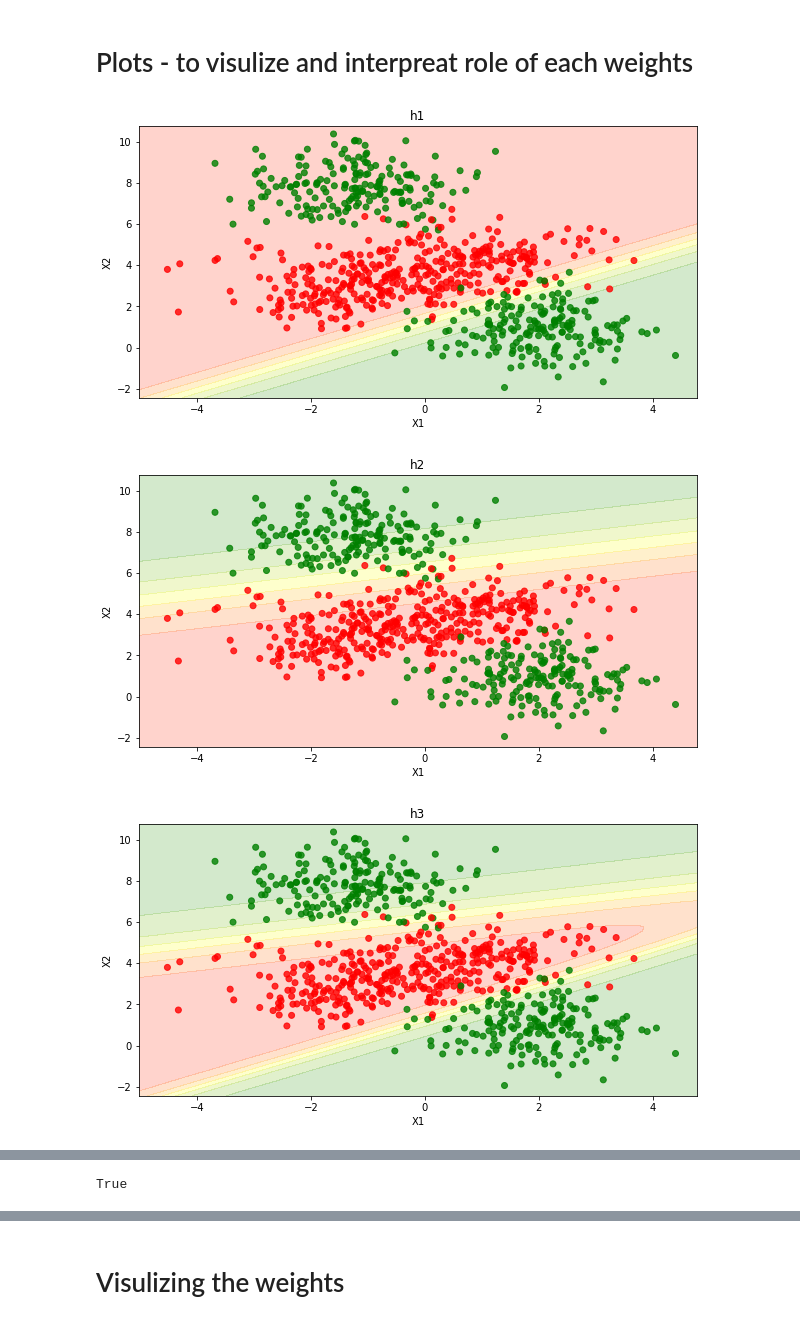
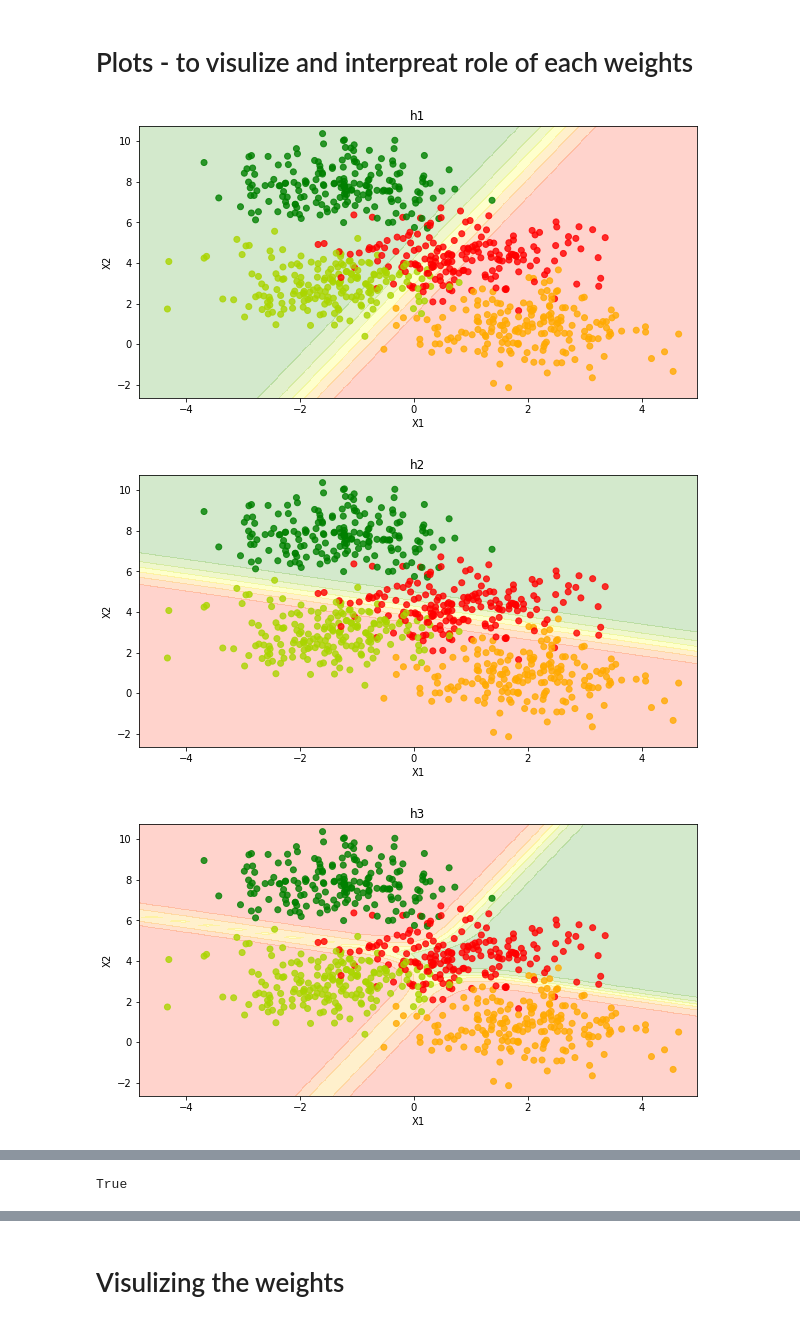
Before and after one commit to pragneshrana/DeepLearning, a Jupyter notebook: TrainingFeedForwardNN/ScalarBackPropogationMultiClassOPTIMIZED.ipynb, the cells around one changed output, grey strips where cells are left out. Saved outputs shown, nothing was run; the diff lists cells and outputs as text; code cells hidden in the pictures.

```diff
--- a/TrainingFeedForwardNN/ScalarBackPropogationMultiClassOPTIMIZED.ipynb
+++ b/TrainingFeedForwardNN/ScalarBackPropogationMultiClassOPTIMIZED.ipynb
@@ -93,6 +290,7 @@ SyntaxError: ignored
 # %%
-X_train, X_val, Y_train, Y_val = train_test_split(data, labels_orig, stratify=labels_orig, random_state=0)
-print(X_train.shape, X_val.shape, labels_orig.shape)
+weight_matrices = []
+X_train, X_val, Y_train, Y_val = train_test_split(data, labels, stratify=labels, random_state=0)
+print(X_train.shape, X_val.shape, labels.shape)
 # %% [output]
 (750, 2) (250, 2) (1000,)
 # %%
@@ -104,7 +302,7 @@ print(y_OH_train.shape, y_OH_val.shape)
 # %% [output]
 (750, 4) (250, 4)
 # %%
-ffsn_multi = FFSN_MultiClass(2,4,[2,3])
+ffsn_multi = FFSN_MultiClass()
 ffsn_multi.fit(X_train,y_OH_train,epochs=2000,learning_rate=.005,display_loss=True)
 # %% [output]
 Please use `tqdm.notebook.tqdm` instead of `tqdm.tqdm_notebook`
@@ -142,35 +333,35 @@ plt.show()
 def make_meshgrid(x,y,h=0.2):
   x_min, x_max = x.min() - 0.5, x.max()+0.5
   y_min, y_max = y.min() - 0.5, y.max()+0.5
   xx, yy = np.meshgrid(np.arange(x_min,x_max,h),
                        np.arange(y_min,y_max,h))
   return xx,yy
 
 def plot_contours(ax,predict,xx,yy,**params):
   Z = predict(np.c_[xx.ravel(),yy.ravel()])
   Z = Z.reshape(xx.shape)
   out = ax.contourf(xx,yy,Z,**params)
   return out
 
 def plot_boundary():
   xx, yy = make_meshgrid(X_train[:,0],X_train[:,1])
-  predict_function = [ffn.predict_h1,ffn.predict_h2,ffn.predict_h3]
+  predict_function = [ffsn_multi.predict_h1,ffsn_multi.predict_h2,ffsn_multi.predict_h3,ffsn_multi.predict_h4,ffsn_multi.predict_h5,ffsn_multi.predict_h6]
 
-  for i in range(3):
+  for i in range(len(predict_function)):
     fig , ax = plt.subplots(figsize=(10,5))
     plot_contours(ax, predict_function[i],xx,yy,cmap=my_cmap, alpha=0.2)
     ax.scatter(X_train[:,0],X_train[:,1],c=Y_train,cmap=my_cmap,alpha=0.8)
     ax.set_xlim(xx.min(),xx.max())
     ax.set_ylim(yy.min(),yy.max())
     ax.set_xlabel('X1')
     ax.set_ylabel('X2')
     ax.set_title('h'+str(i+1))
     plt.show()
 
   return True
 
 plot_boundary()
 # %% [output]
-[figure, old version]
+[figure, new version]
-[figure, old version]
+[figure, new version]
-[figure, old version]
+[figure, new version]
```
Also changed, not shown: parts of 12 cells of this notebook.
